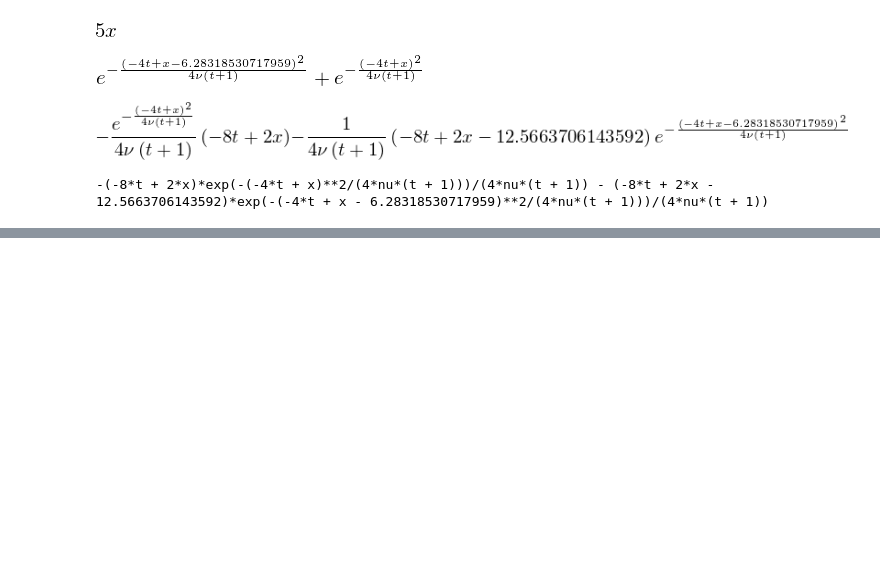
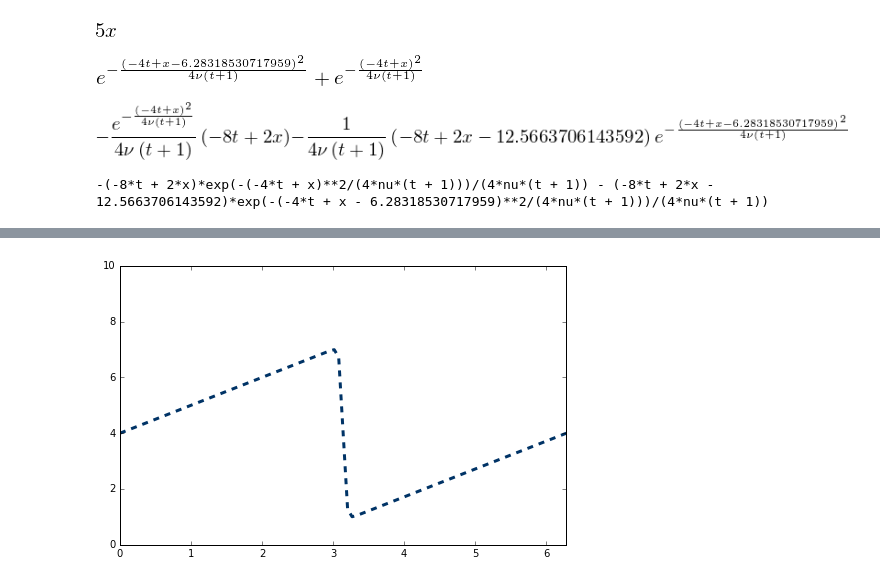
Before and after one commit to aditya3012/NumericalMethods, a Jupyter notebook: M2-Lesson4.ipynb, the cells around one changed output, grey strips where cells are left out. Cells and saved outputs as stored; diff of their text form; code cells hidden in the pictures; blank space fills up the shorter version.

```diff
--- a/M2-Lesson4.ipynb
+++ b/M2-Lesson4.ipynb
@@ -36,3 +36,8 @@ phiprime
 print(phiprime)
 # %% [output]
 -(-8*t + 2*x)*exp(-(-4*t + x)**2/(4*nu*(t + 1)))/(4*nu*(t + 1)) - (-8*t + 2*x - 12.5663706143592)*exp(-(-4*t + x - 6.28318530717959)**2/(4*nu*(t + 1)))/(4*nu*(t + 1))
+# %%
+from sympy.utilities.lambdify import lambdify
+
+u = -2*nu*(phiprime/phi)+4
+print(u)
@@ -38,0 +46,3 @@ print(phiprime)
+# %%
+u_lamb =  lambdify((t,x,nu),u)
+print("The value of u at t=1, x=4, nu=3 is {}.".format(u_lamb(1,4,3)))
@@ -38,0 +51,16 @@ print(phiprime)
+# %%
+##variables
+
+nx = 101
+nt = 100
+dx = 2*numpy.pi/(nx-1)
+nu = 0.07
+sigma = .1
+dt = sigma*dx**2/nu
+
+x = numpy.linspace(0,2*numpy.pi,nx)
+un = numpy.empty(nx)
+t=0
+# %%
+u = numpy.asarray([u_lamb(t,x0,nu) for x0 in x])
+u
@@ -38,0 +88,7 @@ print(phiprime)
+# %%
+pyplot.figure(figsize=(8,5), dpi=100)
+pyplot.plot(x,u, color='#003366', ls='--', lw=3)
+pyplot.xlim([0,2*numpy.pi])
+pyplot.ylim([0,10]);
+# %% [output]
+[figure, added]
```
Also changed, not shown: parts of 11 cells of this notebook.
